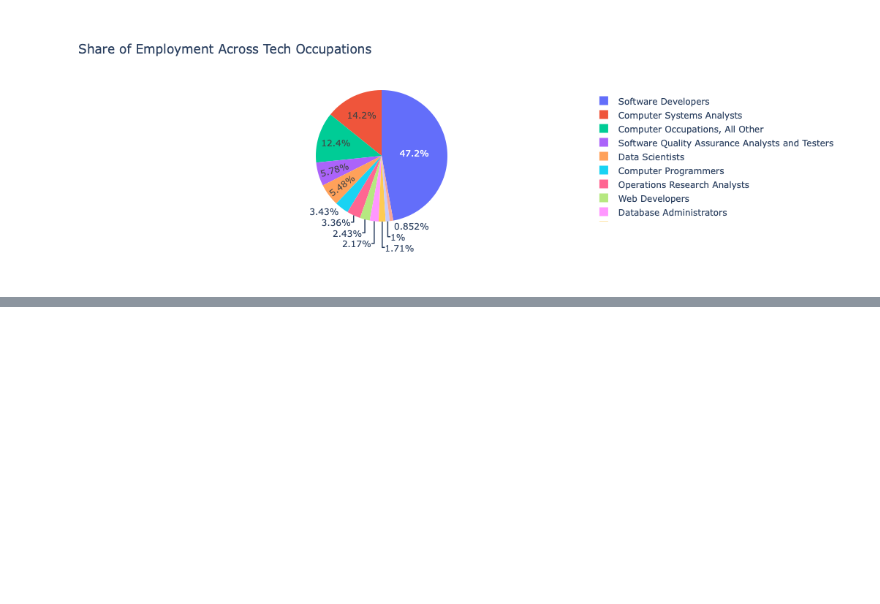
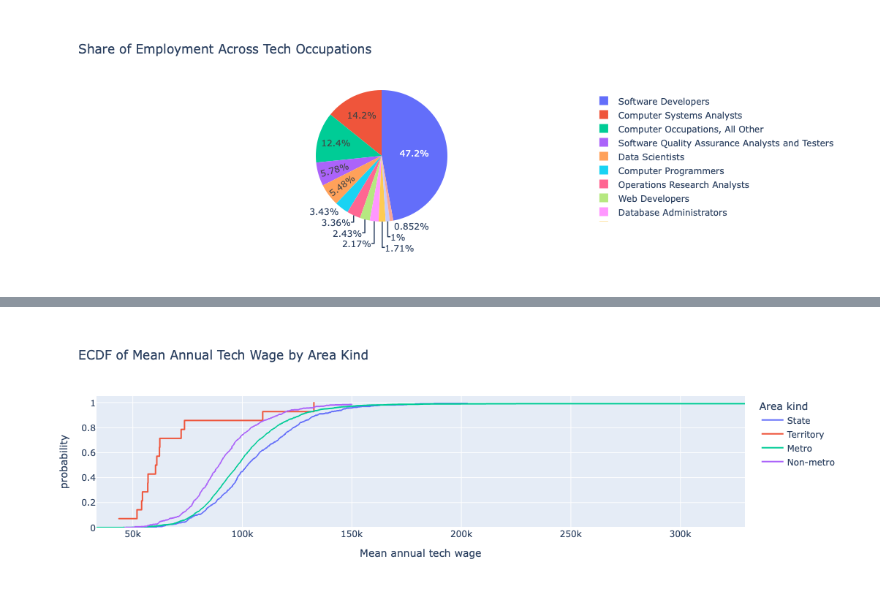
Before and after one commit to chryswds/DVC-CA1, a Jupyter notebook: DVC_CA1-2023334.ipynb, the cells around one changed output, grey strips where cells are left out. Cells and saved outputs as stored; diff of their text form; code cells hidden in the pictures; blank space fills up the shorter version.

```diff
--- a/DVC_CA1-2023334.ipynb
+++ b/DVC_CA1-2023334.ipynb
@@ -275,0 +390,11 @@ fig_grouped_bar.show()
+# %%
+no_national = compare[compare["Area kind"] != "National"]
+
+fig_ecdf = px.ecdf(no_national,
+                   x="A_MEAN",
+                   color="Area kind",
+                   title="ECDF of Mean Annual Tech Wage by Area Kind",
+                   labels={"A_MEAN": "Mean annual tech wage", "ecdf": "Cumulative proportion"})
+fig_ecdf.show()
+# %% [output]
+[figure, added]
```
Also changed, not shown: parts of 47 cells of this notebook.
